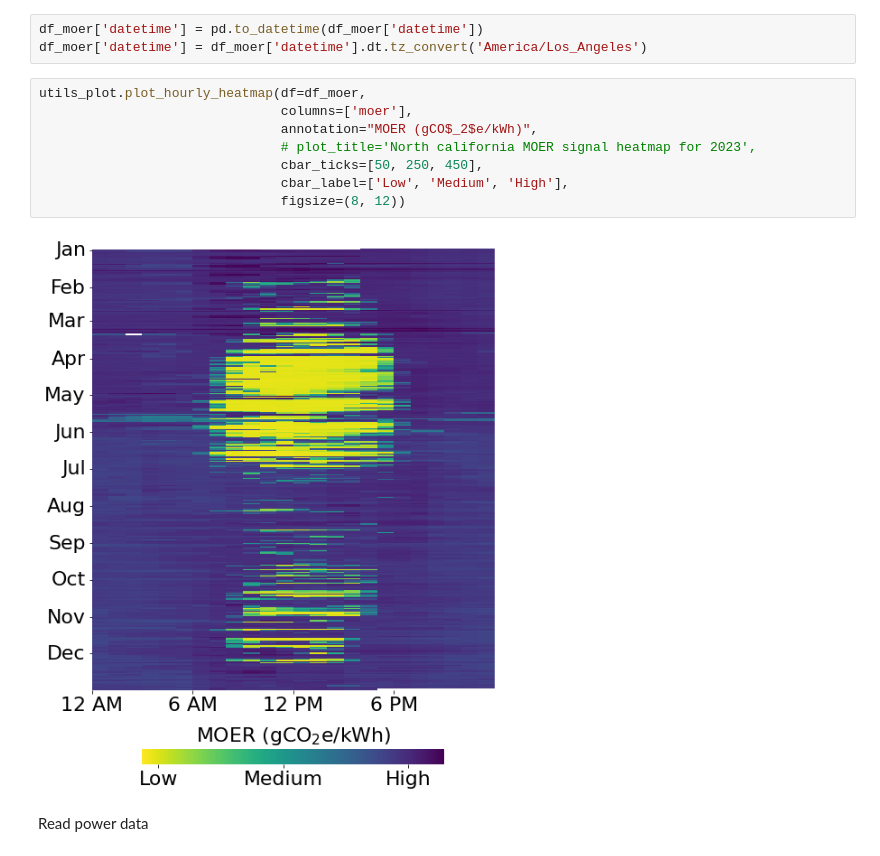
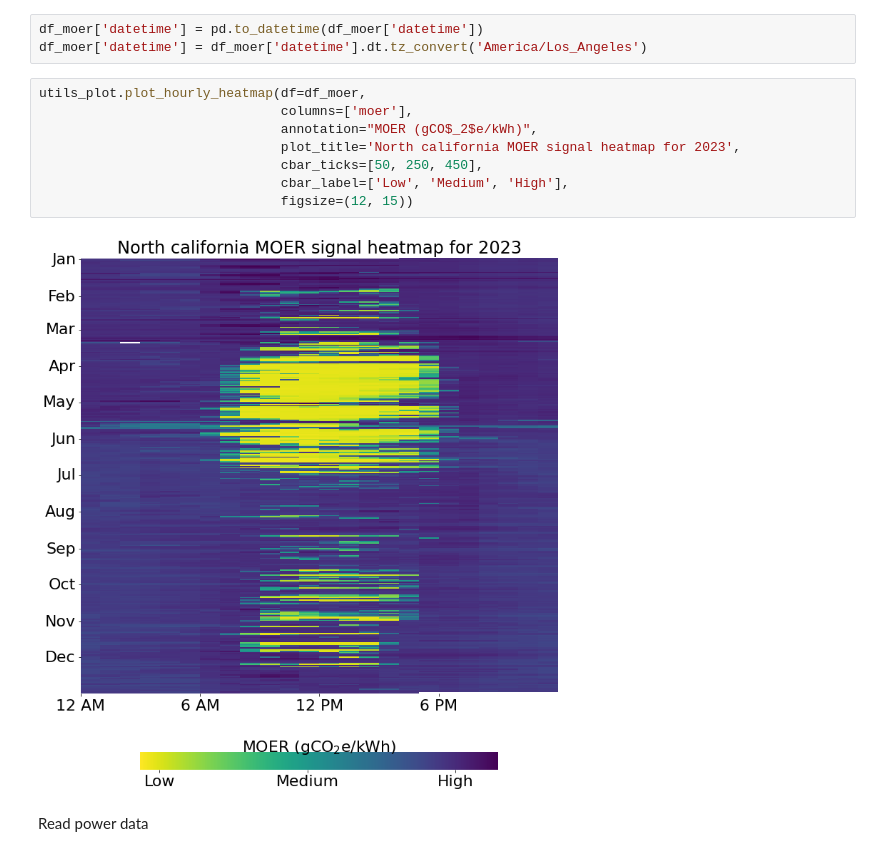
Before and after one commit to ZAY630/ls_sdh, a Jupyter notebook: analysis.ipynb, the cells around one changed output. Drawn from its saved outputs; the diff is of its cells as text.

```diff
--- a/analysis.ipynb
+++ b/analysis.ipynb
@@ -27,13 +27,13 @@ df_moer['datetime'] = df_moer['datetime'].dt.tz_convert('America/Los_Angeles')
 # %%
 utils_plot.plot_hourly_heatmap(df=df_moer,
                                columns=['moer'],
                                annotation="MOER (gCO$_2$e/kWh)",
-                               # plot_title='North california MOER signal heatmap for 2023',
+                               plot_title='North california MOER signal heatmap for 2023',
                                cbar_ticks=[50, 250, 450],
                                cbar_label=['Low', 'Medium', 'High'],
-                               figsize=(8, 12))
+                               figsize=(12, 15))
 # %% [output]
-[figure, old version]
+[figure, new version]
 # %% [markdown]
 Read power data
 # %%
```
Also changed, not shown: parts of 26 cells of this notebook.
